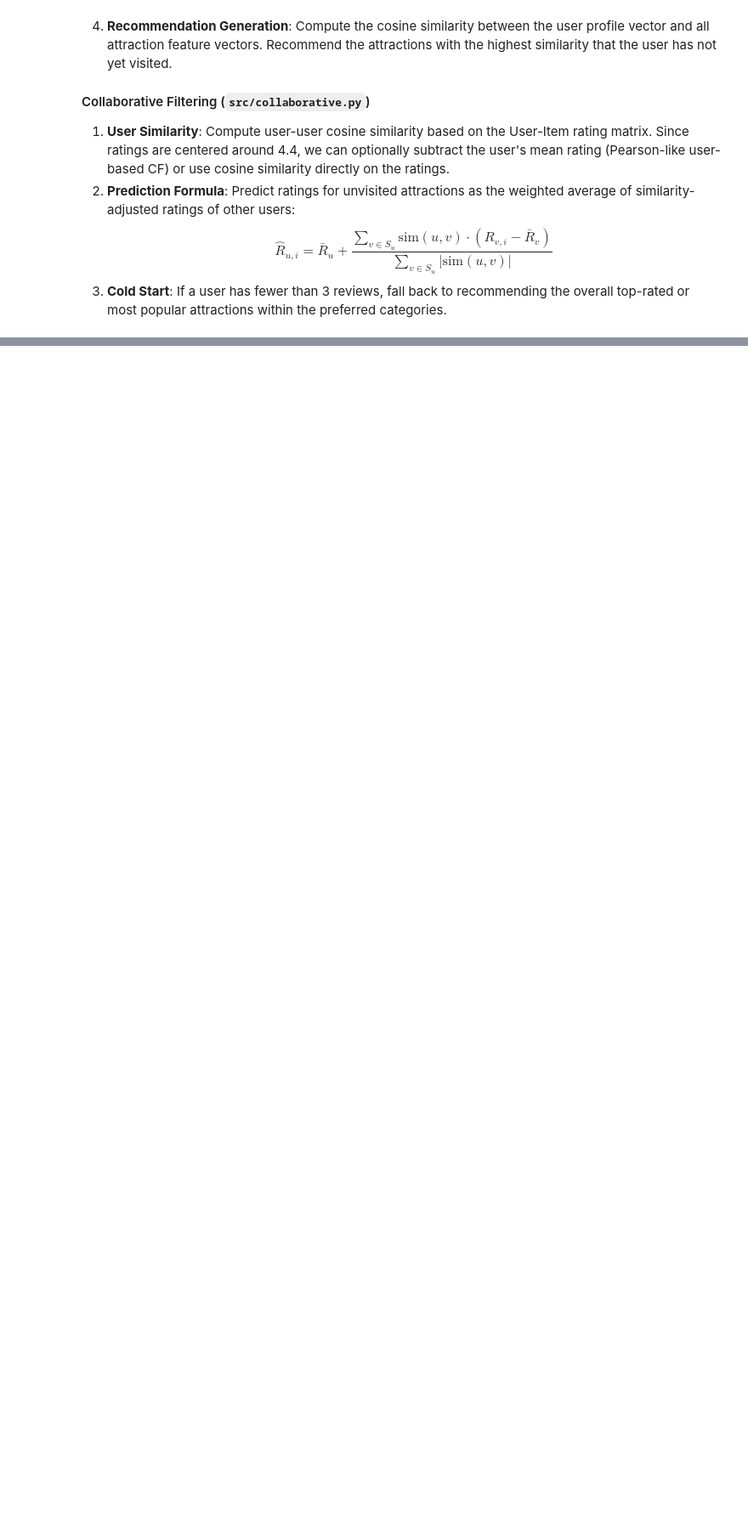
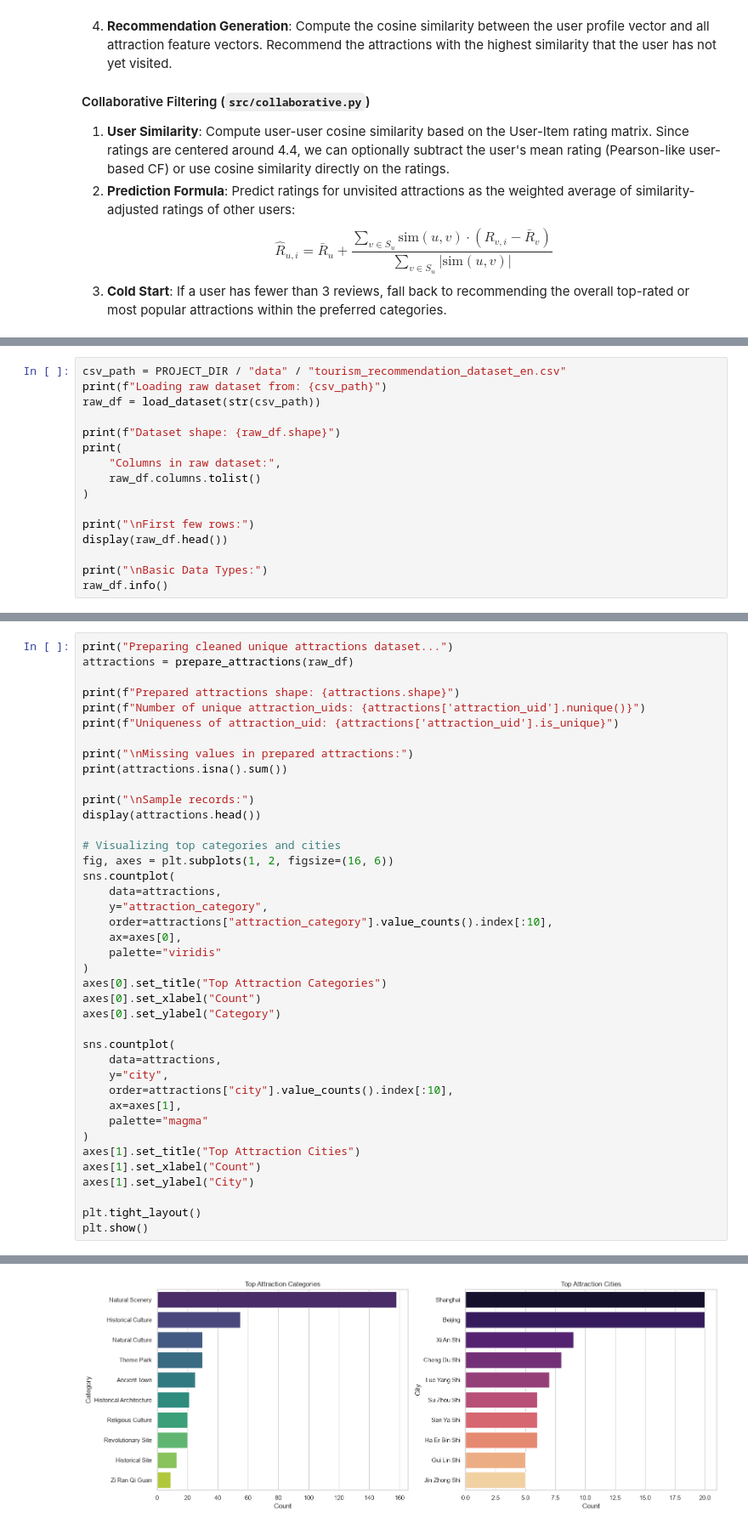
Before and after one commit to ss3-3/travel-recommender, a Jupyter notebook: notebooks/01_preprocessing_analysis.ipynb, the cells around one changed output, grey strips where cells are left out. Shown at 85% size. Saved outputs shown, nothing was run; the diff lists cells and outputs as text; blank space fills up the shorter version.

Commit message:
Clean handover codebase and notebooks reorganization

```diff
--- a/notebooks/01_eda.ipynb
+++ b/notebooks/01_preprocessing_analysis.ipynb
@@ -448,0 +488,16 @@ Based on our EDA, we formulate the following design decisions:
+# %%
+csv_path = PROJECT_DIR / "data" / "tourism_recommendation_dataset_en.csv"
+print(f"Loading raw dataset from: {csv_path}")
+raw_df = load_dataset(str(csv_path))
+
+print(f"Dataset shape: {raw_df.shape}")
+print(
+    "Columns in raw dataset:",
+    raw_df.columns.tolist()
+)
+
+print("\nFirst few rows:")
+display(raw_df.head())
+
+print("\nBasic Data Types:")
+raw_df.info()
@@ -448,0 +595,41 @@ Based on our EDA, we formulate the following design decisions:
+# %%
+print("Preparing cleaned unique attractions dataset...")
+attractions = prepare_attractions(raw_df)
+
+print(f"Prepared attractions shape: {attractions.shape}")
+print(f"Number of unique attraction_uids: {attractions['attraction_uid'].nunique()}")
+print(f"Uniqueness of attraction_uid: {attractions['attraction_uid'].is_unique}")
+
+print("\nMissing values in prepared attractions:")
+print(attractions.isna().sum())
+
+print("\nSample records:")
+display(attractions.head())
+
+# Visualizing top categories and cities
+fig, axes = plt.subplots(1, 2, figsize=(16, 6))
+sns.countplot(
+    data=attractions,
+    y="attraction_category",
+    order=attractions["attraction_category"].value_counts().index[:10],
+    ax=axes[0],
+    palette="viridis"
+)
+axes[0].set_title("Top Attraction Categories")
+axes[0].set_xlabel("Count")
+axes[0].set_ylabel("Category")
+
+sns.countplot(
+    data=attractions,
+    y="city",
+    order=attractions["city"].value_counts().index[:10],
+    ax=axes[1],
+    palette="magma"
+)
+axes[1].set_title("Top Attraction Cities")
+axes[1].set_xlabel("Count")
+axes[1].set_ylabel("City")
+
+plt.tight_layout()
+plt.show()
+# %% [output]
@@ -448,0 +666 @@ Based on our EDA, we formulate the following design decisions:
+[figure, added]
```
Also changed, not shown: parts of 17 cells of this notebook, 27 other files.
